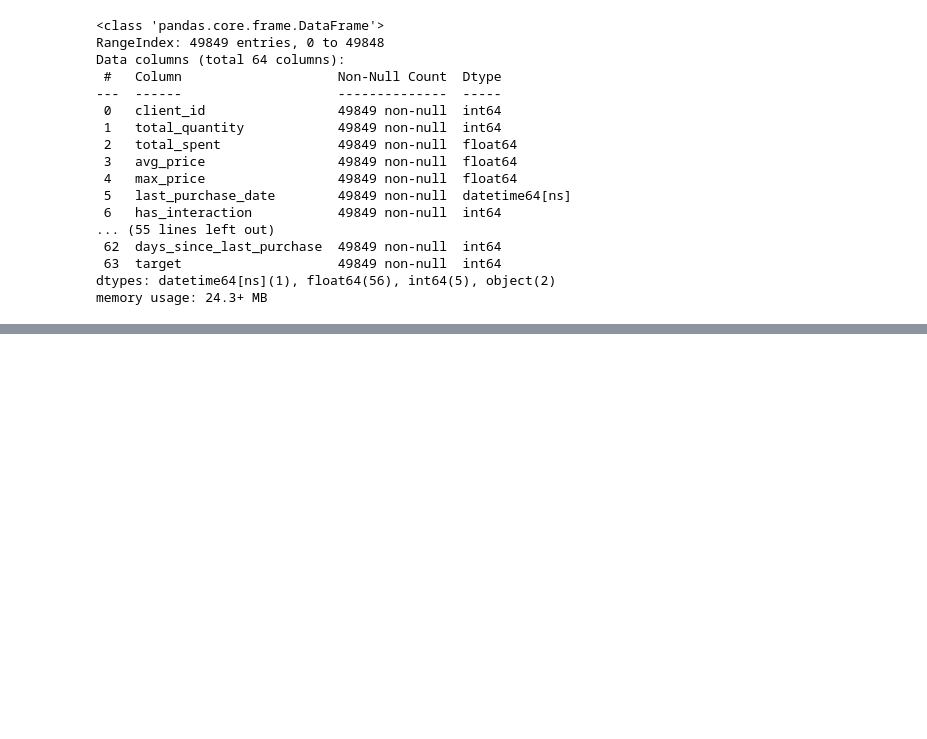
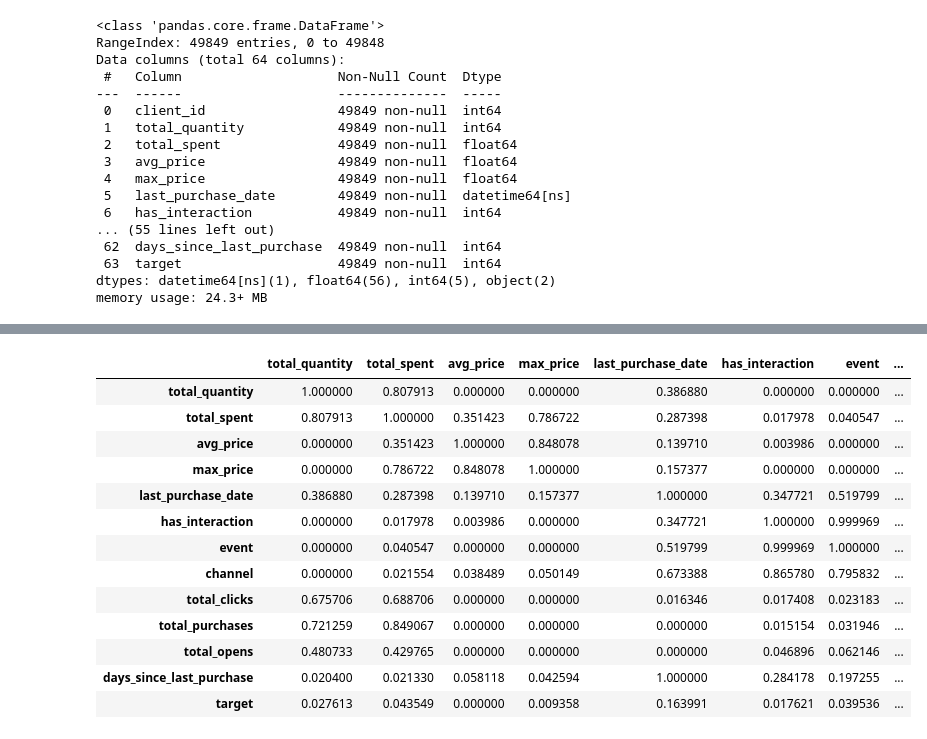
Before and after one commit to Sti11ness/BinClass, a Jupyter notebook: main.ipynb, the cells around one changed output, grey strips where cells are left out. Saved outputs shown, nothing was run; the diff lists cells and outputs as text; code cells hidden in the pictures; blank space fills up the shorter version.

```diff
--- a/main.ipynb
+++ b/main.ipynb
@@ -750,0 +848,17 @@ Name: total_purchases, dtype: float64
+# %%
+corr_matrix
+# %% [output]
+|  | total_quantity | total_spent | avg_price | max_price | last_purchase_date | has_interaction | event | ... |
+| total_quantity | 1.000000 | 0.807913 | 0.000000 | 0.000000 | 0.386880 | 0.000000 | 0.000000 | ... |
+| total_spent | 0.807913 | 1.000000 | 0.351423 | 0.786722 | 0.287398 | 0.017978 | 0.040547 | ... |
+| avg_price | 0.000000 | 0.351423 | 1.000000 | 0.848078 | 0.139710 | 0.003986 | 0.000000 | ... |
+| max_price | 0.000000 | 0.786722 | 0.848078 | 1.000000 | 0.157377 | 0.000000 | 0.000000 | ... |
+| last_purchase_date | 0.386880 | 0.287398 | 0.139710 | 0.157377 | 1.000000 | 0.347721 | 0.519799 | ... |
+| has_interaction | 0.000000 | 0.017978 | 0.003986 | 0.000000 | 0.347721 | 1.000000 | 0.999969 | ... |
+| event | 0.000000 | 0.040547 | 0.000000 | 0.000000 | 0.519799 | 0.999969 | 1.000000 | ... |
+| channel | 0.000000 | 0.021554 | 0.038489 | 0.050149 | 0.673388 | 0.865780 | 0.795832 | ... |
+| total_clicks | 0.675706 | 0.688706 | 0.000000 | 0.000000 | 0.016346 | 0.017408 | 0.023183 | ... |
+| total_purchases | 0.721259 | 0.849067 | 0.000000 | 0.000000 | 0.000000 | 0.015154 | 0.031946 | ... |
+| total_opens | 0.480733 | 0.429765 | 0.000000 | 0.000000 | 0.000000 | 0.046896 | 0.062146 | ... |
+| days_since_last_purchase | 0.020400 | 0.021330 | 0.058118 | 0.042594 | 1.000000 | 0.284178 | 0.197255 | ... |
+| target | 0.027613 | 0.043549 | 0.000000 | 0.009358 | 0.163991 | 0.017621 | 0.039536 | ... |
```
Also changed, not shown: parts of 41 cells of this notebook, 6 other files.
